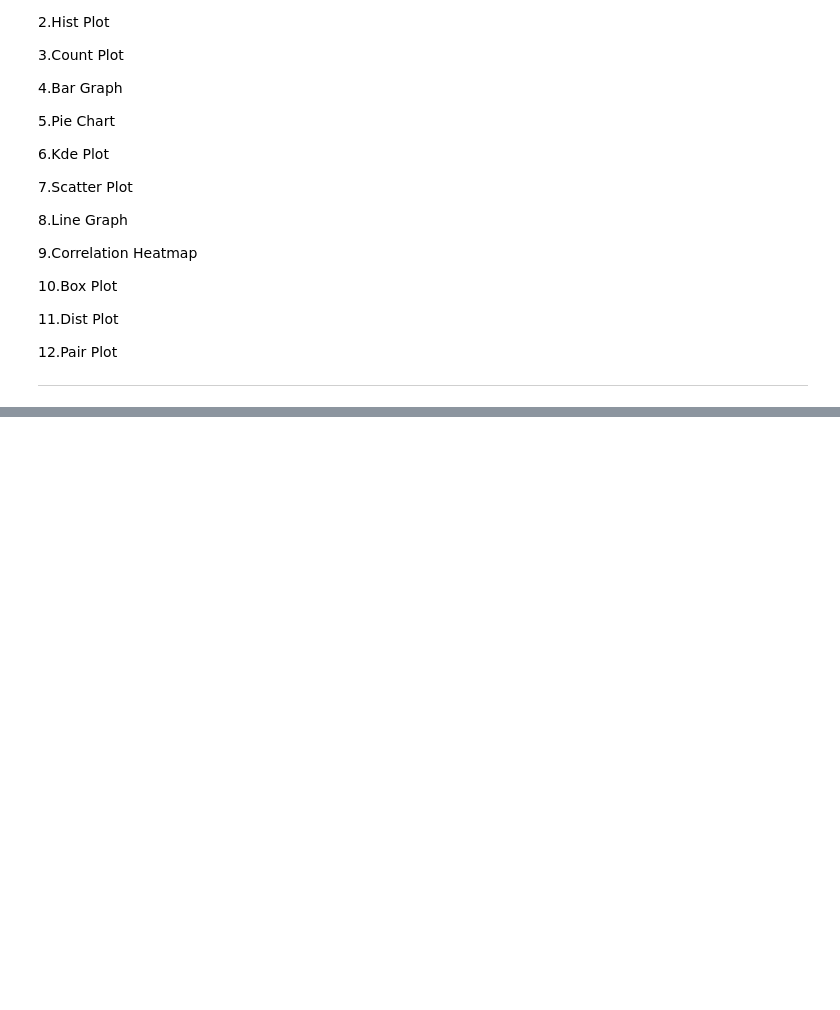
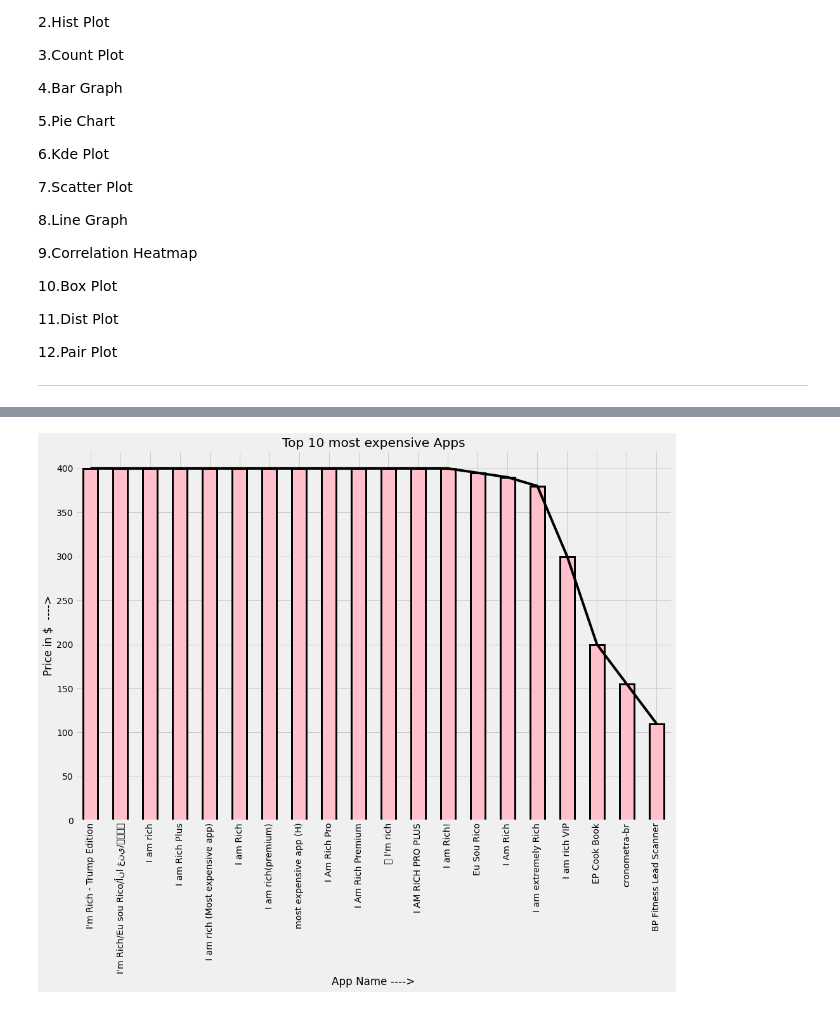
Before and after one commit to amol004/Google-Play-Store-EDA, a Jupyter notebook: Capstone_project_Google_play_store_review_analysis_(EDA)_Notebook_{Amol_Thakur}.ipynb, the cells around one changed output, grey strips where cells are left out. Cells and saved outputs as stored; diff of their text form; code cells hidden in the pictures; blank space fills up the shorter version.

```diff
--- a/Capstone_project_Google_play_store_review_analysis_(EDA)_Notebook_{Amol_Thakur}.ipynb
+++ b/Capstone_project_Google_play_store_review_analysis_(EDA)_Notebook_{Amol_Thakur}.ipynb
@@ -412,0 +471,13 @@ memory usage: 1.4+ MB
+# %%
+# Finding out top 20 most expensive apps
+plt.rcParams['figure.figsize']=(15,10) # figure size
+bb=play_df.groupby('App')['Price($)'].mean().sort_values(ascending=False).head(20) # performing bivariate analysis using groupby on column 'App' and 'Price'
+# .mean() method is used to generate average price values
+cc=pd.DataFrame(bb) # transforming our values into a seperate dataframe
+bb.plot(color='black') # command to initalize black line present over bars
+bb.plot(kind='bar',color=['pink'],linewidth=3,edgecolor='black') # command to initalize bar plot using matplotlib
+plt.title('Top 10 most expensive Apps') #title
+plt.ylabel('Price in $  ---->') # y axis label
+plt.xlabel('App Name ---->'); # x axis label
+# %% [output]
+[figure, added]
```
Also changed, not shown: parts of 12 cells of this notebook.
